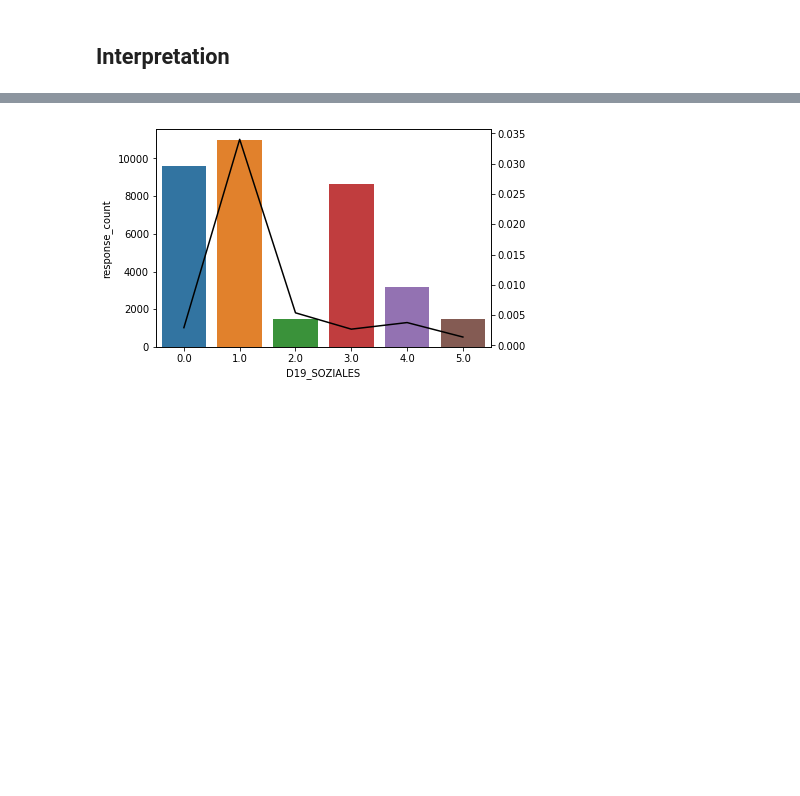
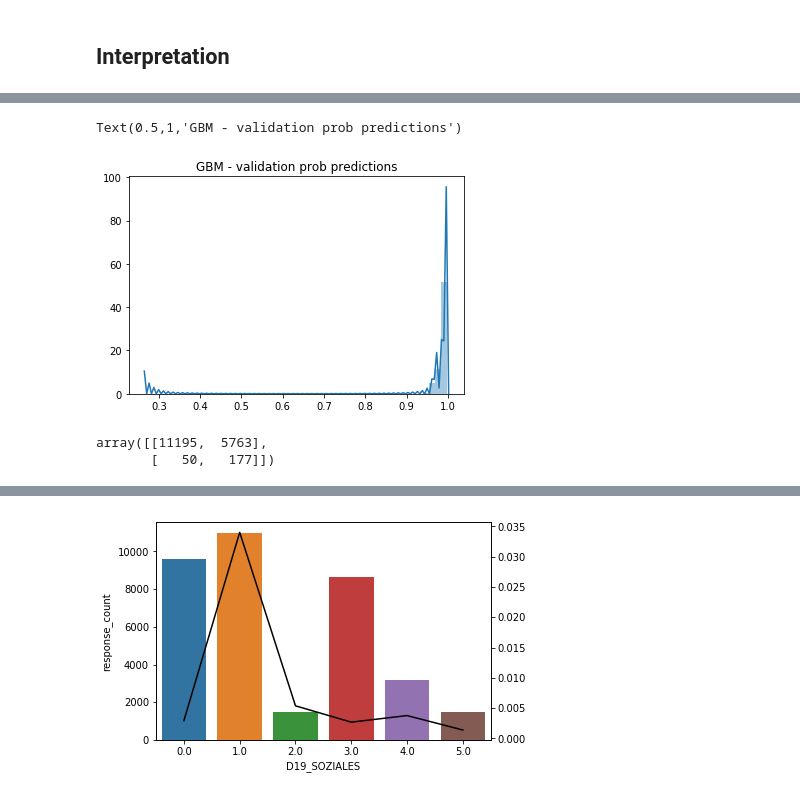
Before and after one commit to mfgriffin467/aws_udacity_mle_capstone, a Jupyter notebook: Arvato Project Workbook.ipynb, the cells around one changed output, grey strips where cells are left out. Drawn from its saved outputs; the diff is of its cells as text; code cells hidden in the pictures; blank space fills up the shorter version.

```diff
--- a/Arvato Project Workbook.ipynb
+++ b/Arvato Project Workbook.ipynb
@@ -1225,0 +1219,12 @@ best_gbm = pickle.load(open('best_gbm.sav', 'rb'))
+# %%
+ax = sns.distplot(best_gbm.predict_proba(X_valid)[:,0])
+ax.set_title('GBM - validation prob predictions')
+# %% [output]
+Text(0.5,1,'GBM - validation prob predictions')
+[figure, added]
+# %%
+# Condensed random forest
+confusion_matrix(y_valid, best_rf_cond.predict(X_valid[top_features]))
+# %% [output]
+array([[11195,  5763],
+       [   50,   177]])
```
Also changed, not shown: parts of 54 cells of this notebook, 1 other file.
